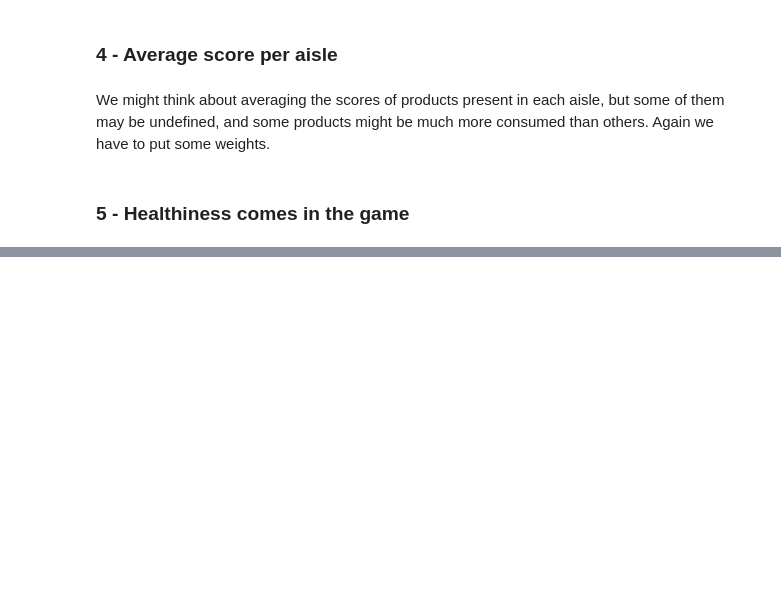
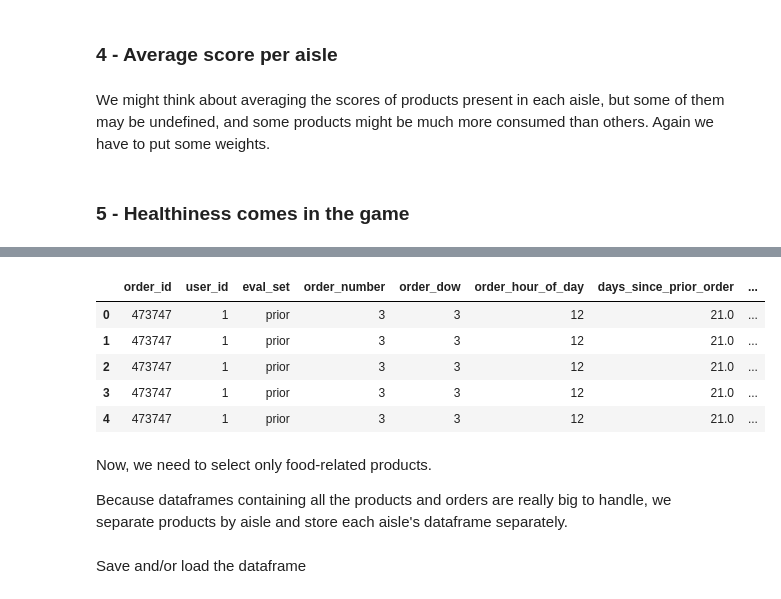
Before and after one commit to auriane81/epfl-ada-ada-2019-project-adax, a Jupyter notebook: main_project.ipynb, the cells around one changed output, grey strips where cells are left out. Saved outputs shown, nothing was run; the diff lists cells and outputs as text; code cells hidden in the pictures; blank space fills up the shorter version.

```diff
--- a/main_project.ipynb
+++ b/main_project.ipynb
@@ -1562,0 +1642,13 @@ Have fun !
+# %%
+orders_products.head()
+# %% [output]
+|  | order_id | user_id | eval_set | order_number | order_dow | order_hour_of_day | days_since_prior_order | ... |
+| 0 | 473747 | 1 | prior | 3 | 3 | 12 | 21.0 | ... |
+| 1 | 473747 | 1 | prior | 3 | 3 | 12 | 21.0 | ... |
+| 2 | 473747 | 1 | prior | 3 | 3 | 12 | 21.0 | ... |
+| 3 | 473747 | 1 | prior | 3 | 3 | 12 | 21.0 | ... |
+| 4 | 473747 | 1 | prior | 3 | 3 | 12 | 21.0 | ... |
+# %% [markdown]
+Now, we need to select only food-related products.
+
+Because dataframes containing all the products and orders are really big to handle, we separate products by aisle and store each aisle's dataframe separately.
@@ -1562,0 +1659,2 @@ Have fun !
+# %% [markdown]
+Save and/or load the dataframe
```
Also changed, not shown: parts of 82 cells of this notebook.
